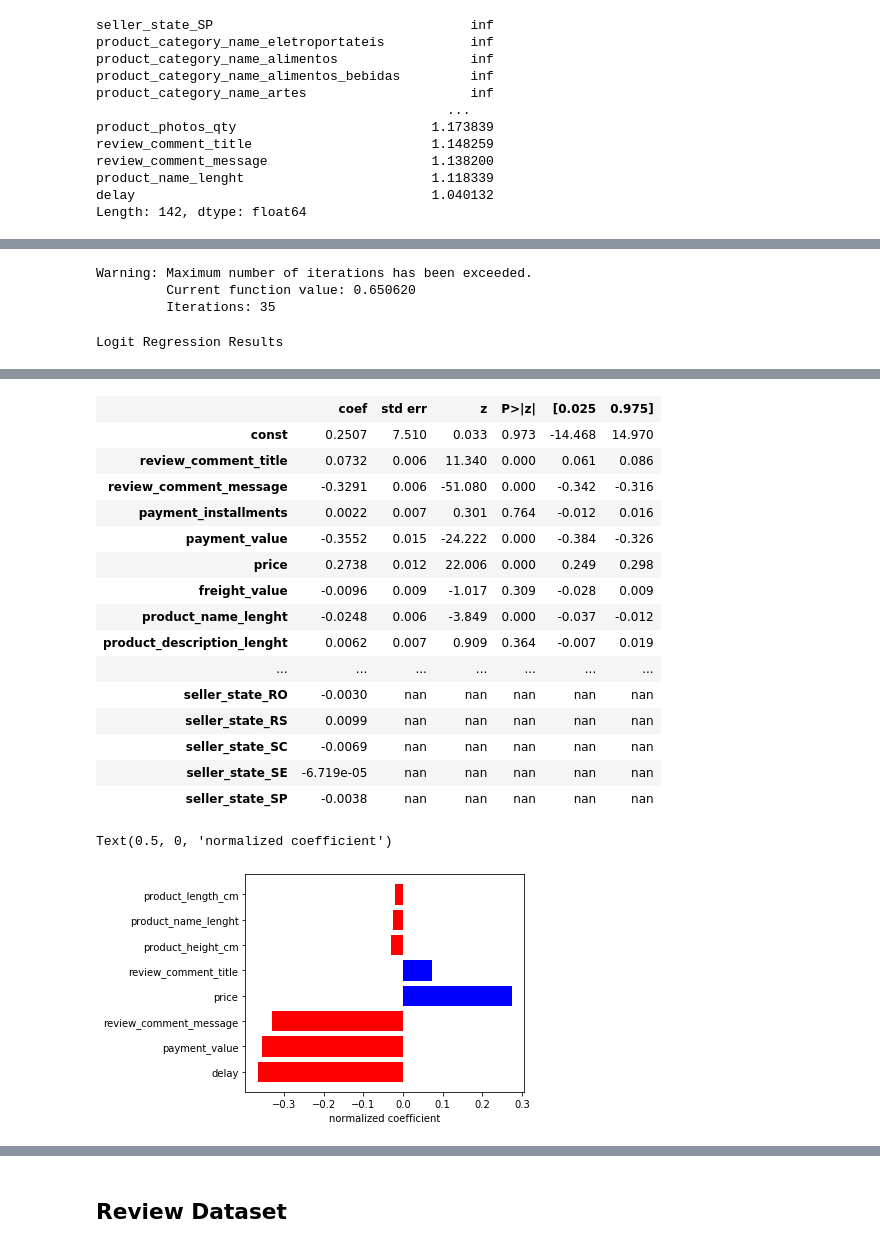
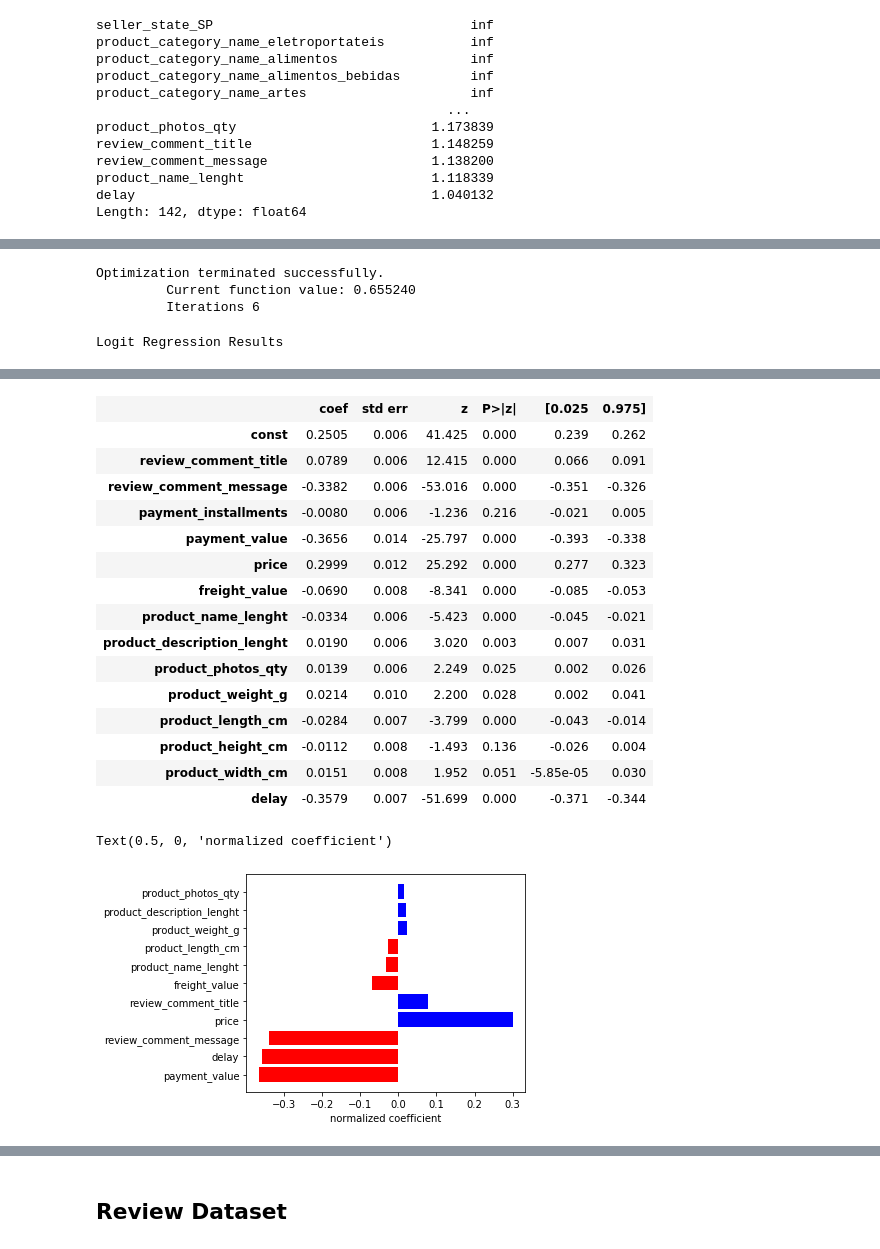
Before and after one commit to alireza-alizadegan/e-commerce-Sales, a Jupyter notebook: Brazil/Sentiment Analysis.ipynb, the cells around one changed output, grey strips where cells are left out. Saved outputs shown, nothing was run; the diff lists cells and outputs as text; code cells hidden in the pictures.

```diff
--- a/Brazil/Sentiment Analysis.ipynb
+++ b/Brazil/Sentiment Analysis.ipynb
@@ -233,3 +247,36 @@ print('Test Accuracy: ', lr.score(X_test, y_test))
 # %%
 df.loc[df.review_score < 5, 'review_score'] = 0
 df.loc[df.review_score == 5, 'review_score'] = 1
+# %%
+# seperate target from features
+X = df[df.columns[:-1]]
+y = df[df.columns[-1]]
+
+# scale data with standard scaler
+from sklearn.preprocessing import StandardScaler
+scaler = StandardScaler()
+X = pd.DataFrame(data=scaler.fit_transform(X), columns=X.columns)
+
+# fit logit function
+import statsmodels.api as sm
+X_withconstant = sm.add_constant(X)
+logit = sm.Logit(y, X_withconstant).fit()
+display(logit.summary())
+
+# table of significant coefficinets sorted by absolute value
+coef_table = summary.tables[1]
+coef_df = pd.DataFrame(data=coef_table.data[1:], columns=coef_table.data[0])
+coef_df['coef'] = coef_df['coef'].astype(float)
+coef_df['P>|z|'] = coef_df['P>|z|'].astype(float)
+coef_df['abs_coef'] = np.abs(coef_df['coef'])
+coef_df.drop(0, axis='index', inplace=True)
+coefs_by_mag = coef_df.sort_values(by='abs_coef', ascending=False)
+coefs_by_mag = coefs_by_mag[coefs_by_mag['P>|z|'] <= 0.05]
+
+# bar chart of feature coefficients
+bar_names = coefs_by_mag['']
+bar_heights = coefs_by_mag['coef']
+bar_colors = np.where(bar_heights>0, 'blue', 'red')
+plt.figure(figsize=(5.0, 4.0))
+plt.barh(bar_names, bar_heights, color=bar_colors)
+plt.xlabel('normalized coefficient')
@@ -251,3 +328,6 @@ review_comment_message                     1.138200
 product_name_lenght                        1.118339
 delay                                      1.040132
 Length: 142, dtype: float64
+# %%
+VIF_df = pd.DataFrame(VIF_series, columns=['vif'])
+VIF_df
@@ -254,6 +366,6 @@ Length: 142, dtype: float64
 # %%
 # seperate target from features
-X = df[df.columns[:-1]]
+X = df[VIF_df[VIF_df.vif!=float('inf')].index]
 y = df[df.columns[-1]]
 
 # scale data with standard scaler
@@ -268,7 +380,7 @@ logit = sm.Logit(y, X_withconstant).fit()
 display(logit.summary())
 
 # table of significant coefficinets sorted by absolute value
-coef_table = summary.tables[1]
+coef_table = logit.summary().tables[1]
 coef_df = pd.DataFrame(data=coef_table.data[1:], columns=coef_table.data[0])
 coef_df['coef'] = coef_df['coef'].astype(float)
 coef_df['P>|z|'] = coef_df['P>|z|'].astype(float)
@@ -285,8 +397,8 @@ plt.figure(figsize=(5.0, 4.0))
 plt.barh(bar_names, bar_heights, color=bar_colors)
 plt.xlabel('normalized coefficient')
 # %% [output]
-Warning: Maximum number of iterations has been exceeded.
-         Current function value: 0.650620
-         Iterations: 35
+Optimization terminated successfully.
+         Current function value: 0.655240
+         Iterations 6
 Logit Regression Results
 | Dep. Variable: | review_score | No. Observations: | 118315 |
@@ -298,19 +410,19 @@ Logit Regression Results
 | Covariance Type: | nonrobust | LLR p-value: | 0.000 |
 |  | coef | std err | z | P>|z| | [0.025 | 0.975] |
-| const | 0.2507 | 7.510 | 0.033 | 0.973 | -14.468 | 14.970 |
-| review_comment_title | 0.0732 | 0.006 | 11.340 | 0.000 | 0.061 | 0.086 |
-| review_comment_message | -0.3291 | 0.006 | -51.080 | 0.000 | -0.342 | -0.316 |
-| payment_installments | 0.0022 | 0.007 | 0.301 | 0.764 | -0.012 | 0.016 |
-| payment_value | -0.3552 | 0.015 | -24.222 | 0.000 | -0.384 | -0.326 |
-| price | 0.2738 | 0.012 | 22.006 | 0.000 | 0.249 | 0.298 |
-| freight_value | -0.0096 | 0.009 | -1.017 | 0.309 | -0.028 | 0.009 |
-| product_name_lenght | -0.0248 | 0.006 | -3.849 | 0.000 | -0.037 | -0.012 |
-| product_description_lenght | 0.0062 | 0.007 | 0.909 | 0.364 | -0.007 | 0.019 |
-| ... | ... | ... | ... | ... | ... | ... |
-| seller_state_RO | -0.0030 | nan | nan | nan | nan | nan |
-| seller_state_RS | 0.0099 | nan | nan | nan | nan | nan |
-| seller_state_SC | -0.0069 | nan | nan | nan | nan | nan |
-| seller_state_SE | -6.719e-05 | nan | nan | nan | nan | nan |
-| seller_state_SP | -0.0038 | nan | nan | nan | nan | nan |
+| const | 0.2505 | 0.006 | 41.425 | 0.000 | 0.239 | 0.262 |
+| review_comment_title | 0.0789 | 0.006 | 12.415 | 0.000 | 0.066 | 0.091 |
+| review_comment_message | -0.3382 | 0.006 | -53.016 | 0.000 | -0.351 | -0.326 |
+| payment_installments | -0.0080 | 0.006 | -1.236 | 0.216 | -0.021 | 0.005 |
+| payment_value | -0.3656 | 0.014 | -25.797 | 0.000 | -0.393 | -0.338 |
+| price | 0.2999 | 0.012 | 25.292 | 0.000 | 0.277 | 0.323 |
+| freight_value | -0.0690 | 0.008 | -8.341 | 0.000 | -0.085 | -0.053 |
+| product_name_lenght | -0.0334 | 0.006 | -5.423 | 0.000 | -0.045 | -0.021 |
+| product_description_lenght | 0.0190 | 0.006 | 3.020 | 0.003 | 0.007 | 0.031 |
+| product_photos_qty | 0.0139 | 0.006 | 2.249 | 0.025 | 0.002 | 0.026 |
+| product_weight_g | 0.0214 | 0.010 | 2.200 | 0.028 | 0.002 | 0.041 |
+| product_length_cm | -0.0284 | 0.007 | -3.799 | 0.000 | -0.043 | -0.014 |
+| product_height_cm | -0.0112 | 0.008 | -1.493 | 0.136 | -0.026 | 0.004 |
+| product_width_cm | 0.0151 | 0.008 | 1.952 | 0.051 | -5.85e-05 | 0.030 |
+| delay | -0.3579 | 0.007 | -51.699 | 0.000 | -0.371 | -0.344 |
 Text(0.5, 0, 'normalized coefficient')
-[figure, old version]
+[figure, new version]
```
Also changed, not shown: parts of 7 cells of this notebook, 6 other files.
